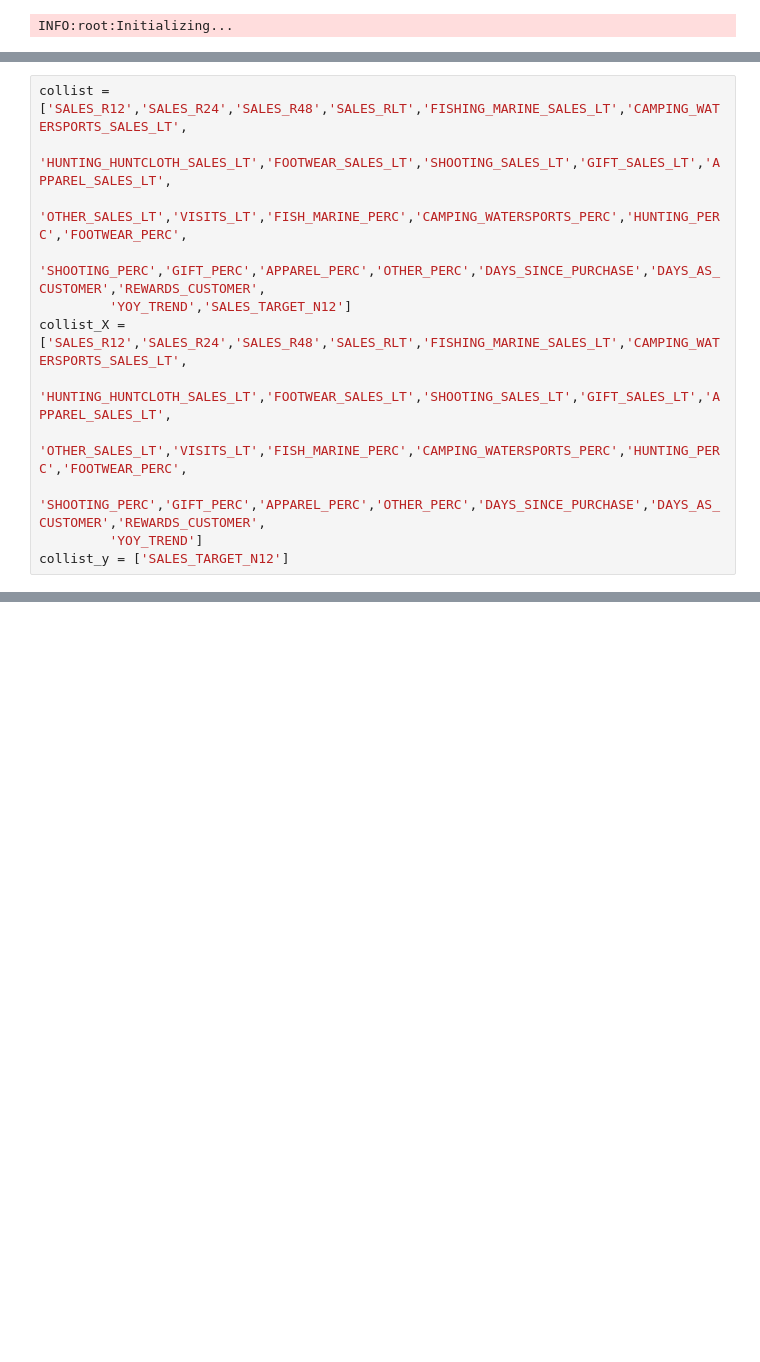
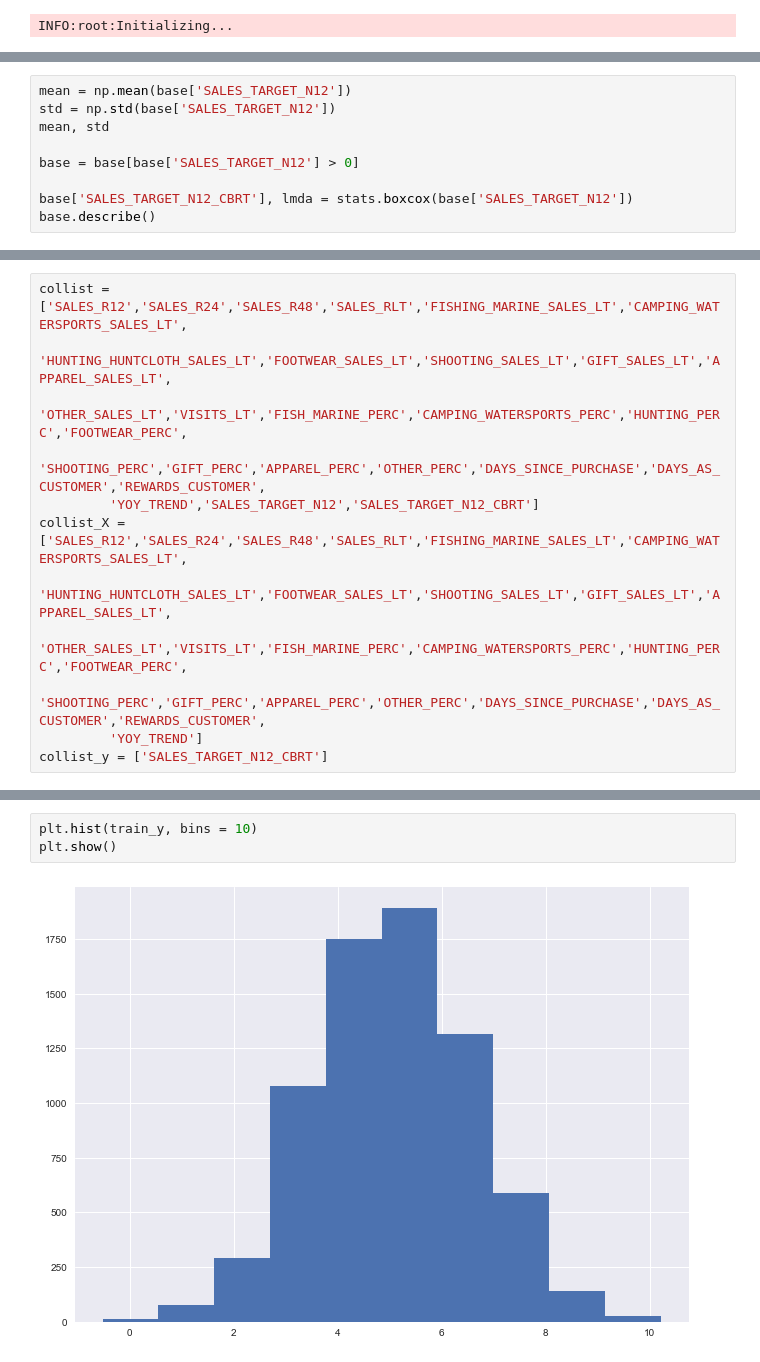
Before and after one commit to FloobtheGreat/IPy_Notebooks, a Jupyter notebook: Analyses/InternalModelingContest.ipynb, the cells around one changed output, grey strips where cells are left out. Cells and saved outputs as stored; diff of their text form; blank space fills up the shorter version.

```diff
--- a/Analyses/InternalModelingContest.ipynb
+++ b/Analyses/InternalModelingContest.ipynb
@@ -60,0 +49,9 @@ INFO:root:Read: 175000 rows.
+# %%
+mean = np.mean(base['SALES_TARGET_N12'])
+std = np.std(base['SALES_TARGET_N12'])
+mean, std
+
+base = base[base['SALES_TARGET_N12'] > 0]
+
+base['SALES_TARGET_N12_CBRT'], lmda = stats.boxcox(base['SALES_TARGET_N12'])
+base.describe()
@@ -75,10 +87,10 @@ collist = ['SALES_R12','SALES_R24','SALES_R48','SALES_RLT','FISHING_MARINE_SALES
          'HUNTING_HUNTCLOTH_SALES_LT','FOOTWEAR_SALES_LT','SHOOTING_SALES_LT','GIFT_SALES_LT','APPAREL_SALES_LT',
          'OTHER_SALES_LT','VISITS_LT','FISH_MARINE_PERC','CAMPING_WATERSPORTS_PERC','HUNTING_PERC','FOOTWEAR_PERC',
          'SHOOTING_PERC','GIFT_PERC','APPAREL_PERC','OTHER_PERC','DAYS_SINCE_PURCHASE','DAYS_AS_CUSTOMER','REWARDS_CUSTOMER',
-         'YOY_TREND','SALES_TARGET_N12']
+         'YOY_TREND','SALES_TARGET_N12','SALES_TARGET_N12_CBRT']
 collist_X = ['SALES_R12','SALES_R24','SALES_R48','SALES_RLT','FISHING_MARINE_SALES_LT','CAMPING_WATERSPORTS_SALES_LT',
          'HUNTING_HUNTCLOTH_SALES_LT','FOOTWEAR_SALES_LT','SHOOTING_SALES_LT','GIFT_SALES_LT','APPAREL_SALES_LT',
          'OTHER_SALES_LT','VISITS_LT','FISH_MARINE_PERC','CAMPING_WATERSPORTS_PERC','HUNTING_PERC','FOOTWEAR_PERC',
          'SHOOTING_PERC','GIFT_PERC','APPAREL_PERC','OTHER_PERC','DAYS_SINCE_PURCHASE','DAYS_AS_CUSTOMER','REWARDS_CUSTOMER',
          'YOY_TREND']
-collist_y = ['SALES_TARGET_N12']
+collist_y = ['SALES_TARGET_N12_CBRT']
@@ -85 +117,6 @@ collist_y = ['SALES_TARGET_N12']
+# %%
+plt.hist(train_y, bins = 10)
+plt.show()
+# %% [output]
+[figure, added]
 # %%
```
Also changed, not shown: parts of 37 cells of this notebook, 3 other files.
